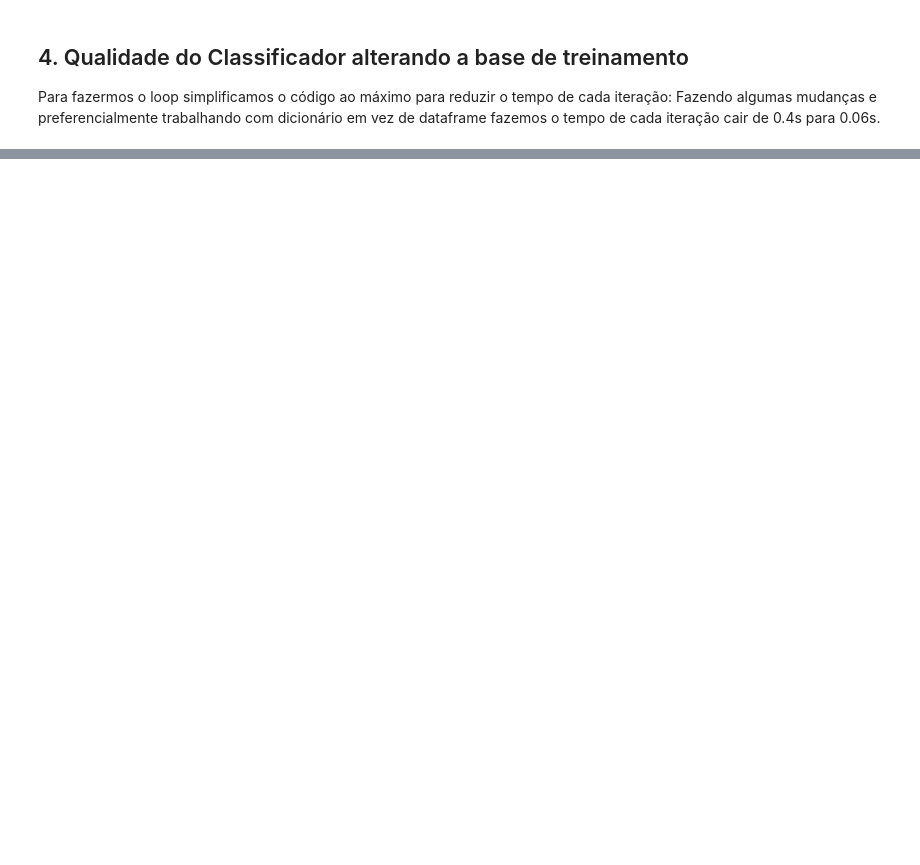
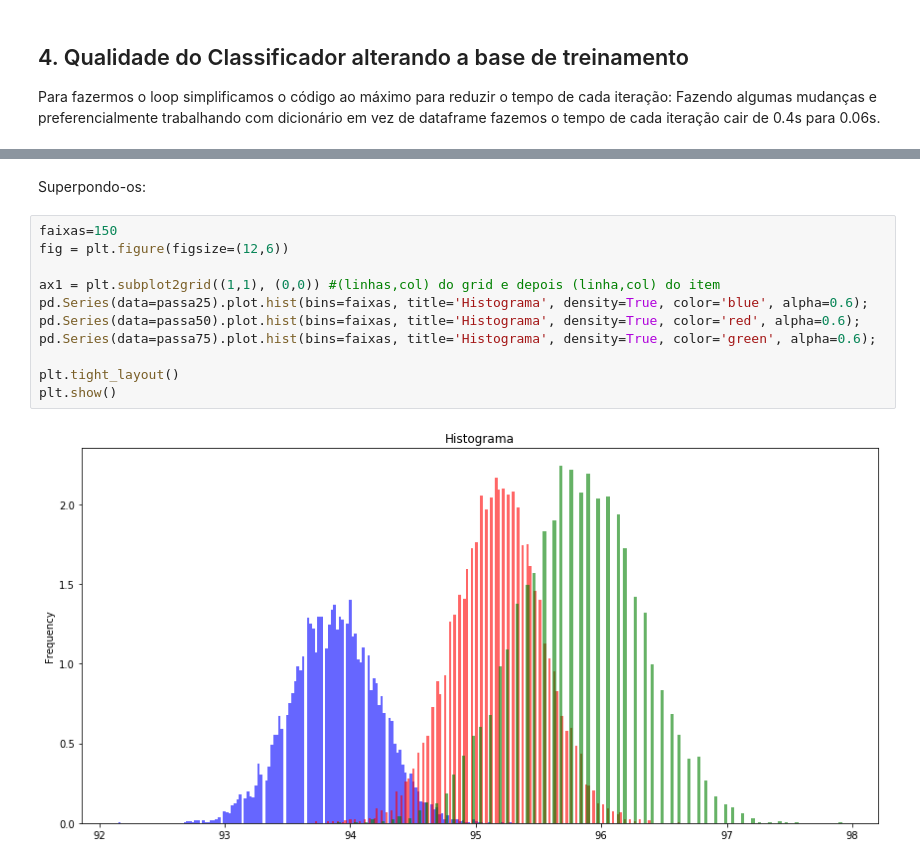
Before and after one commit to marianasabrantes/DP-P2, a Jupyter notebook: Projeto2 Layout(2).ipynb, the cells around one changed output, grey strips where cells are left out. Drawn from its saved outputs; the diff is of its cells as text; blank space fills up the shorter version.

```diff
--- a/Projeto2 Layout(2).ipynb
+++ b/Projeto2 Layout(2).ipynb
@@ -377,0 +404,15 @@ dtype: float64
+# %% [markdown]
+Superpondo-os:
+# %%
+faixas=150
+fig = plt.figure(figsize=(12,6))
+
+ax1 = plt.subplot2grid((1,1), (0,0)) #(linhas,col) do grid e depois (linha,col) do item
+pd.Series(data=passa25).plot.hist(bins=faixas, title='Histograma', density=True, color='blue', alpha=0.6);
+pd.Series(data=passa50).plot.hist(bins=faixas, title='Histograma', density=True, color='red', alpha=0.6);
+pd.Series(data=passa75).plot.hist(bins=faixas, title='Histograma', density=True, color='green', alpha=0.6);
+
+plt.tight_layout()
+plt.show()
+# %% [output]
+[figure, added]
```
Also changed, not shown: parts of 21 cells of this notebook, 1 other file.
